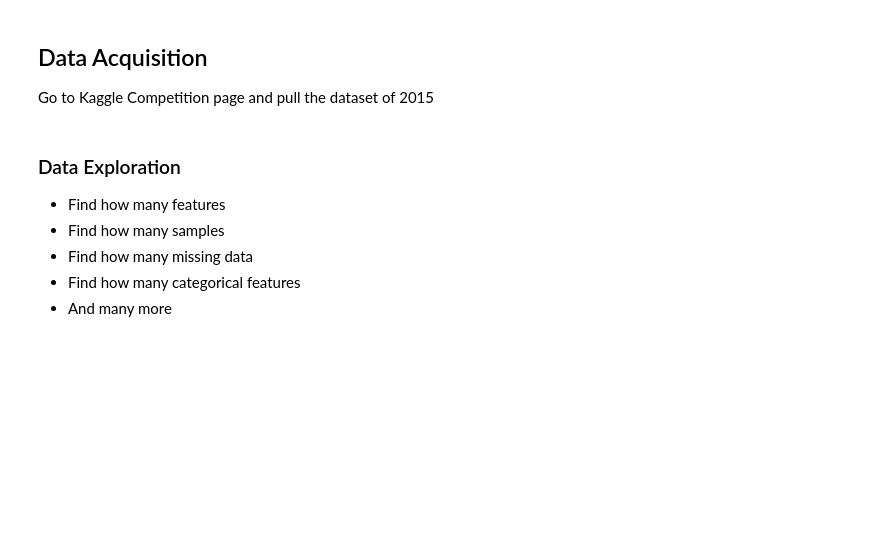
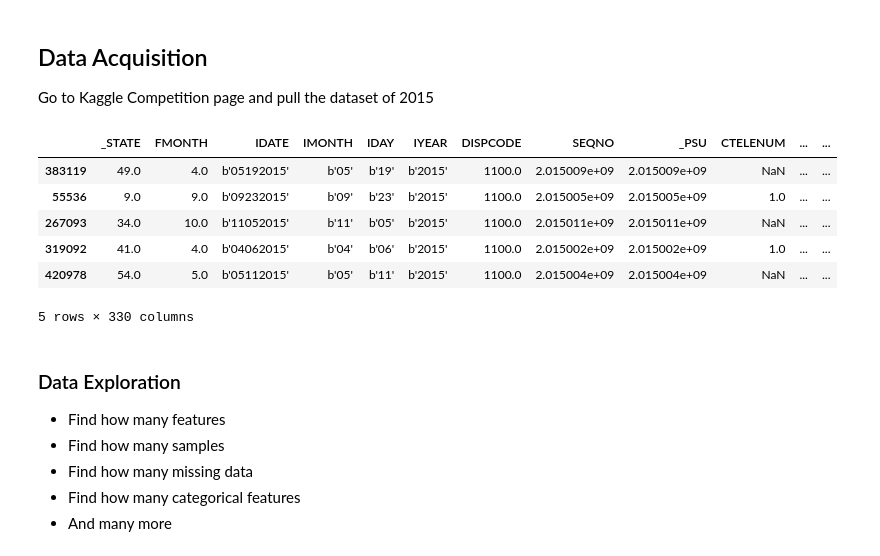
Before and after one commit to sepidfs/Best-Random-Forests-, a Jupyter notebook: Best_Random_Forests.ipynb, the cells around one changed output. Cells and saved outputs as stored; diff of their text form; code cells hidden in the pictures; blank space fills up the shorter version.

```diff
--- a/Best_Random_Forests.ipynb
+++ b/Best_Random_Forests.ipynb
@@ -116,8 +71,16 @@ import numpy as np
 from matplotlib import pyplot as plt
 RSEED=50
 # %%
-df = pd.read_csv(r"C:\Users\14163\Desktop\university cu boulder\GorgeBrown\Mashine Learning 1\Assignment 9\2015.csv").sample(100000, random_state = RSEED)
+df = pd.read_csv('data/2015.csv').sample(100000, random_state = RSEED)
 df.head()
+# %% [output]
+|  | _STATE | FMONTH | IDATE | IMONTH | IDAY | IYEAR | DISPCODE | SEQNO | _PSU | CTELENUM | ... | ... |
+| 383119 | 49.0 | 4.0 | b'05192015' | b'05' | b'19' | b'2015' | 1100.0 | 2.015009e+09 | 2.015009e+09 | NaN | ... | ... |
+| 55536 | 9.0 | 9.0 | b'09232015' | b'09' | b'23' | b'2015' | 1100.0 | 2.015005e+09 | 2.015005e+09 | 1.0 | ... | ... |
+| 267093 | 34.0 | 10.0 | b'11052015' | b'11' | b'05' | b'2015' | 1100.0 | 2.015011e+09 | 2.015011e+09 | NaN | ... | ... |
+| 319092 | 41.0 | 4.0 | b'04062015' | b'04' | b'06' | b'2015' | 1100.0 | 2.015002e+09 | 2.015002e+09 | 1.0 | ... | ... |
+| 420978 | 54.0 | 5.0 | b'05112015' | b'05' | b'11' | b'2015' | 1100.0 | 2.015004e+09 | 2.015004e+09 | NaN | ... | ... |
+5 rows × 330 columns
 # %% [markdown]
 ### Data Exploration
 - Find how many features
```
Also changed, not shown: parts of 54 cells of this notebook.
